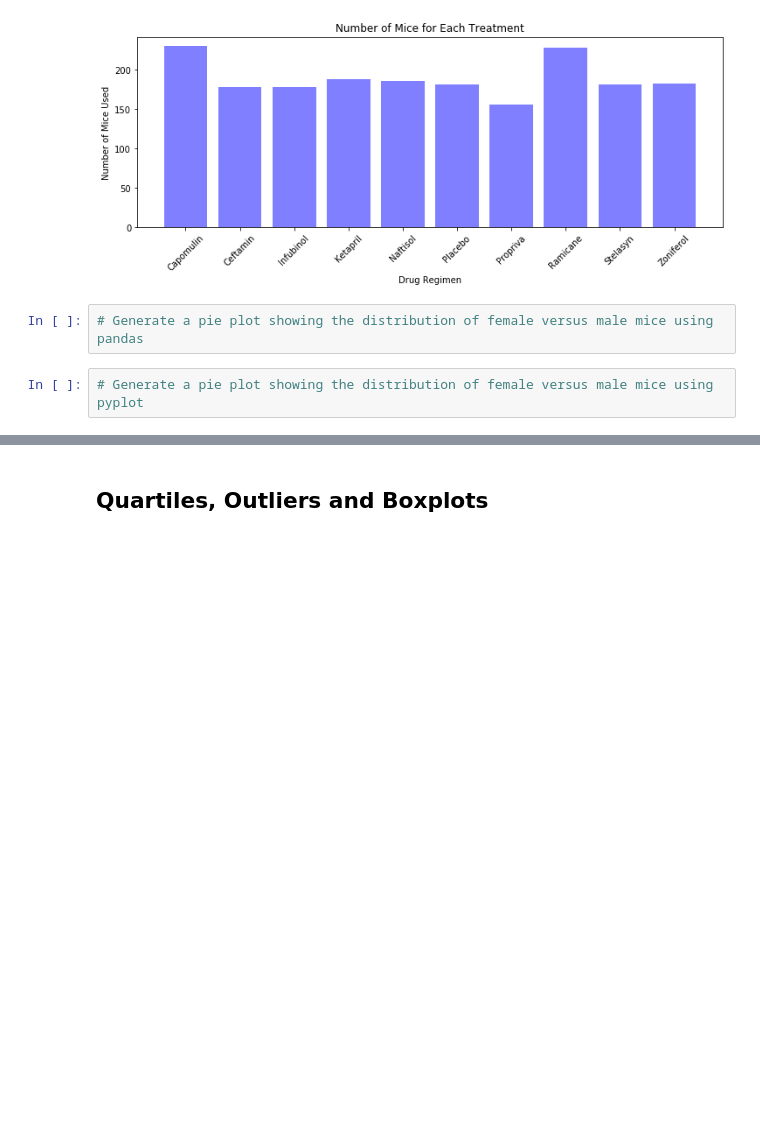
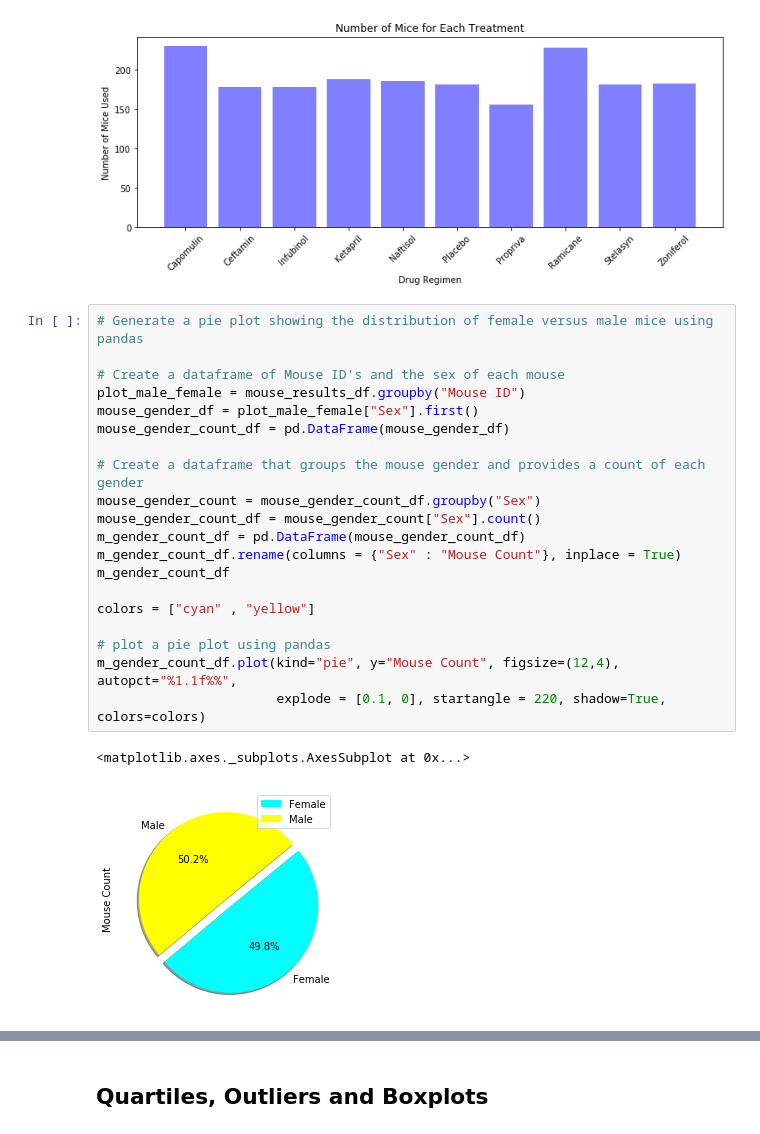
Before and after one commit to jbski/Matplotlib-The_Power_of_Plots, a Jupyter notebook: Pymaceuticals/pymaceuticals_starter.ipynb, the cells around one changed output, grey strips where cells are left out. Drawn from its saved outputs; the diff is of its cells as text; blank space fills up the shorter version.

```diff
--- a/Pymaceuticals/pymaceuticals_starter.ipynb
+++ b/Pymaceuticals/pymaceuticals_starter.ipynb
@@ -198,7 +197,26 @@ plt.savefig("Images/Mice_used_by_treatments.png")
 plt.show()
 # %% [output]
 [figure]
-# %%
-# Generate a pie plot showing the distribution of female versus male mice using pandas
-# %%
-# Generate a pie plot showing the distribution of female versus male mice using pyplot
+# %%
+# Generate a pie plot showing the distribution of female versus male mice using pandas
+
+# Create a dataframe of Mouse ID's and the sex of each mouse
+plot_male_female = mouse_results_df.groupby("Mouse ID")
+mouse_gender_df = plot_male_female["Sex"].first()
+mouse_gender_count_df = pd.DataFrame(mouse_gender_df)
+
+# Create a dataframe that groups the mouse gender and provides a count of each gender
+mouse_gender_count = mouse_gender_count_df.groupby("Sex")
+mouse_gender_count_df = mouse_gender_count["Sex"].count()
+m_gender_count_df = pd.DataFrame(mouse_gender_count_df)
+m_gender_count_df.rename(columns = {"Sex" : "Mouse Count"}, inplace = True)
+m_gender_count_df
+
+colors = ["cyan" , "yellow"]
+
+# plot a pie plot using pandas
+m_gender_count_df.plot(kind="pie", y="Mouse Count", figsize=(12,4), autopct="%1.1f%%",
+                       explode = [0.1, 0], startangle = 220, shadow=True, colors=colors)
+# %% [output]
+<matplotlib.axes._subplots.AxesSubplot at 0x...>
+[figure, added]
```
Also changed, not shown: parts of 4 cells of this notebook.
